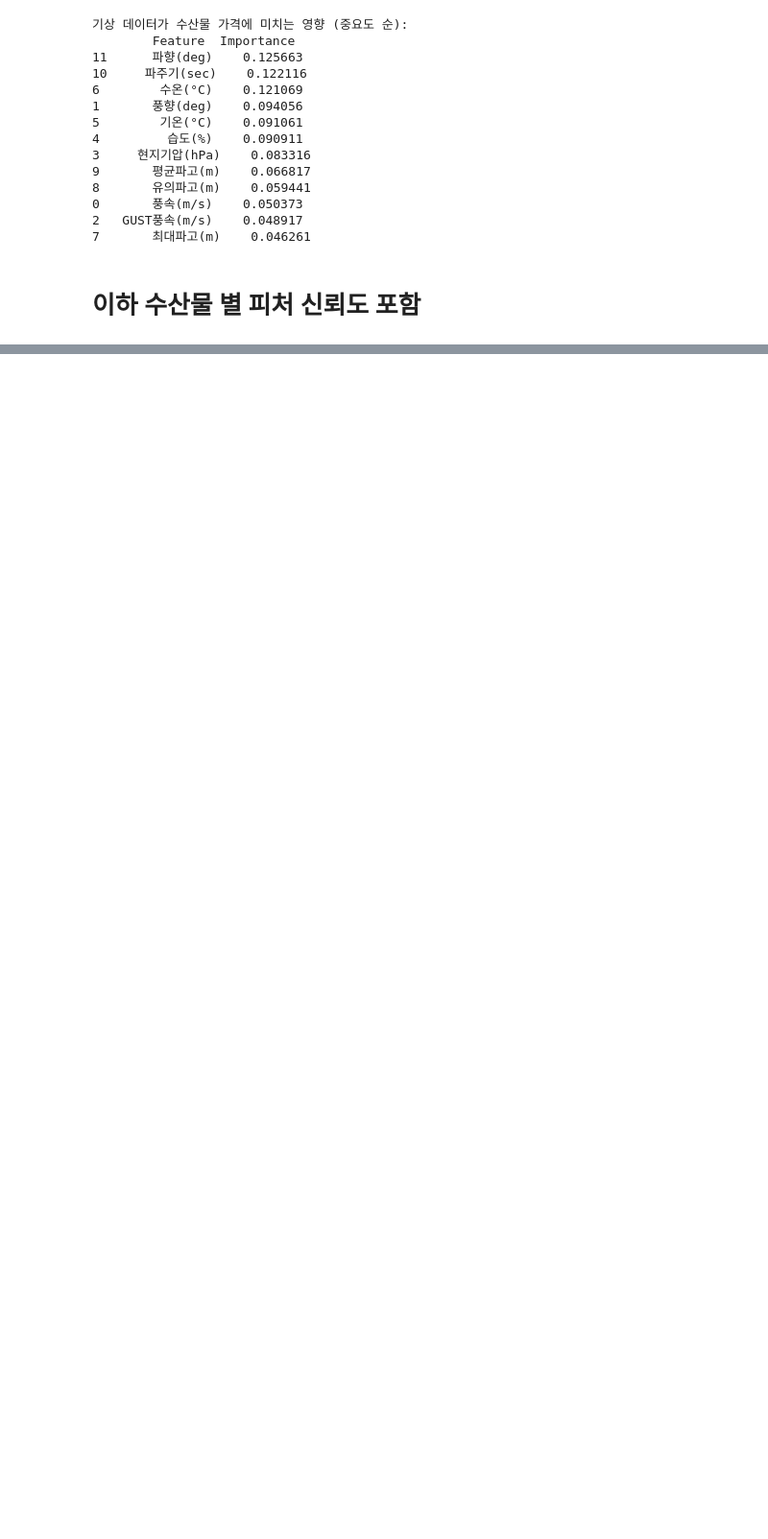
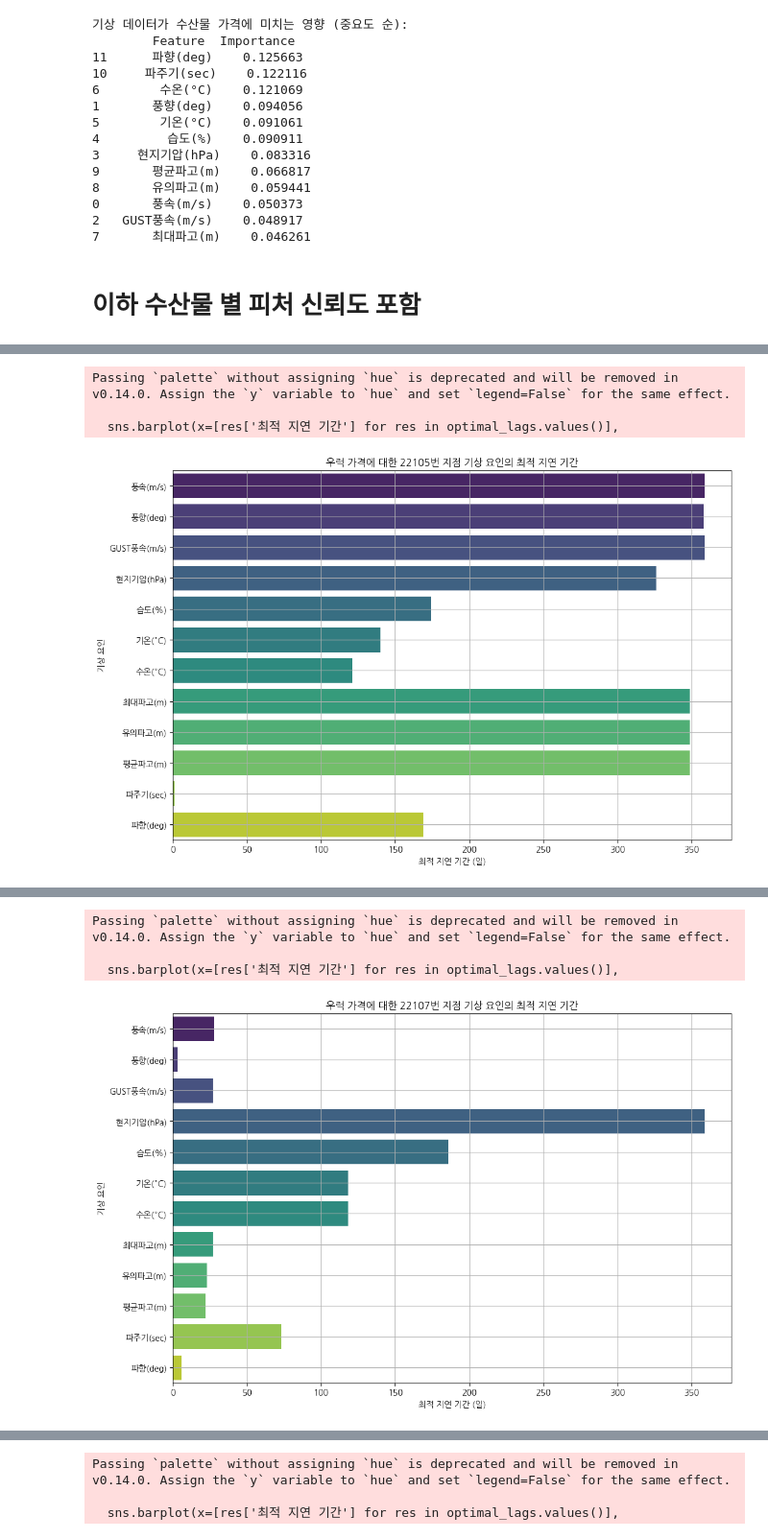
Before and after one commit to vhf1030/Pisces, a Jupyter notebook: notebooks/기상과가격유사도.ipynb, the cells around one changed output, grey strips where cells are left out. Shown at 96% size. Saved outputs shown, nothing was run; the diff lists cells and outputs as text; code cells hidden in the pictures; blank space fills up the shorter version.

```diff
--- a/notebooks/기상과가격유사도.ipynb
+++ b/notebooks/기상과가격유사도.ipynb
@@ -1750,3 +1757,69 @@ Passing `palette` without assigning `hue` is deprecated and will be removed in v
 
   sns.barplot(x=[res['최적 지연 기간'] for res in optimal_lags_with_confidence.values()],
 [figure]
+# %%
+price_data = pd.read_csv('../data/processed/item_price_lag_filled.csv')
+price_data['priceDate'] = pd.to_datetime(price_data['priceDate'])
+price_data['날짜'] = price_data['priceDate'].dt.date
+price_data = price_data.groupby(['날짜', 'item'])['avgPrice'].mean().reset_index()
+
+# 여러 개의 기상 데이터 파일 불러오기
+file_list = glob.glob('../data/raw/forecast_1525/forecast_*.csv')
+
+df_list = []
+for file in file_list:
+    df = pd.read_csv(file, encoding='euc-kr')
+    df['일시'] = pd.to_datetime(df['일시'])
+    df['날짜'] = df['일시'].dt.date
+    df_list.append(df)
+
+# 모든 데이터를 병합
+forecast_df = pd.concat(df_list, ignore_index=True)
+# 특정 어종 선택 (예: 광어)
+fish_type = '우럭'
+fish_prices = price_data[price_data['item'] == fish_type][['날짜', 'avgPrice']]
+
+# 기상 데이터의 지점 리스트 추출
+unique_stations = forecast_df['지점'].unique()
+
+# 특정 어종 선택 (예: 광어)
+fish_type = '우럭'
+fish_prices = price_data[price_data['item'] == fish_type][['날짜', 'avgPrice']]
+
+# 기상 데이터의 지점 리스트 추출
+unique_stations = forecast_df['지점'].unique()
+
+# 지점별 분석 결과 저장
+station_results = {}
+
+for station in unique_stations:
+    print(f"\n[{station}번 지점 분석 중...]")
+
+    # 특정 지점 필터링
+    station_data = forecast_df[forecast_df['지점'] == station].drop(columns=['지점'])
+    station_daily_avg = station_data.groupby('날짜').mean(numeric_only=True).reset_index()
+
+    # 분석 수행 (각 지점에 대해)
+    feature_columns = station_daily_avg.columns.drop('날짜')
+    optimal_lags = find_optimal_lags_with_confidence(fish_prices, station_daily_avg, feature_columns)
+
+    # 결과 저장
+    station_results[station] = optimal_lags
+
+    # 지점별 결과 출력
+    print(f"\n[{station}번 지점] 최적 지연 기간 및 신뢰구간:")
+    for feature, result in optimal_lags.items():
+        print(f"{feature}: {result['최적 지연 기간']}일, 상관계수: {result['상관계수']:.4f}, "
+              f"신뢰구간: {result['신뢰구간'][0]:.4f} ~ {result['신뢰구간'][1]:.4f}")
+
+    # 시각화
+    plt.figure(figsize=(12, 8))
+    sns.barplot(x=[res['최적 지연 기간'] for res in optimal_lags.values()],
+                y=list(optimal_lags.keys()),
+                palette='viridis')
+    plt.title(f'{fish_type} 가격에 대한 {station}번 지점 기상 요인의 최적 지연 기간')
+    plt.xlabel('최적 지연 기간 (일)')
+    plt.ylabel('기상 요인')
+    plt.grid()
+    plt.show()
+# %% [output]
@@ -1752,0 +1841,4 @@ Passing `palette` without assigning `hue` is deprecated and will be removed in v
+Passing `palette` without assigning `hue` is deprecated and will be removed in v0.14.0. Assign the `y` variable to `hue` and set `legend=False` for the same effect.
+
+  sns.barplot(x=[res['최적 지연 기간'] for res in optimal_lags.values()],
+[figure, added]
@@ -1752,0 +1860,4 @@ Passing `palette` without assigning `hue` is deprecated and will be removed in v
+Passing `palette` without assigning `hue` is deprecated and will be removed in v0.14.0. Assign the `y` variable to `hue` and set `legend=False` for the same effect.
+
+  sns.barplot(x=[res['최적 지연 기간'] for res in optimal_lags.values()],
+[figure, added]
@@ -1752,0 +1879,3 @@ Passing `palette` without assigning `hue` is deprecated and will be removed in v
+Passing `palette` without assigning `hue` is deprecated and will be removed in v0.14.0. Assign the `y` variable to `hue` and set `legend=False` for the same effect.
+
+  sns.barplot(x=[res['최적 지연 기간'] for res in optimal_lags.values()],
```
Also changed, not shown: parts of 7 cells of this notebook, 4 other files.
